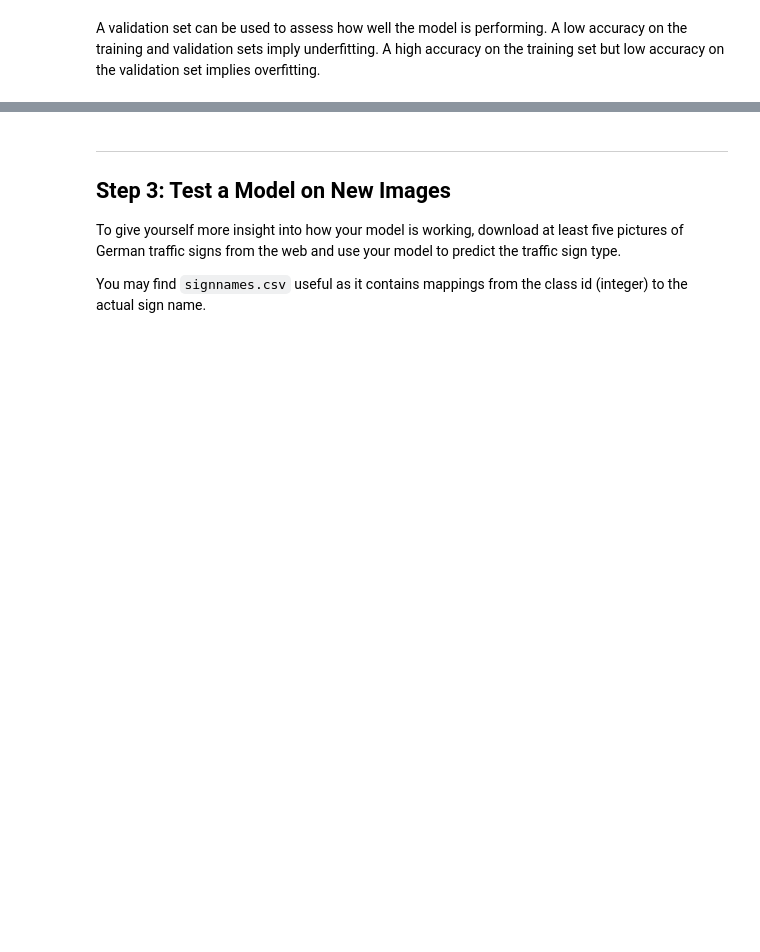
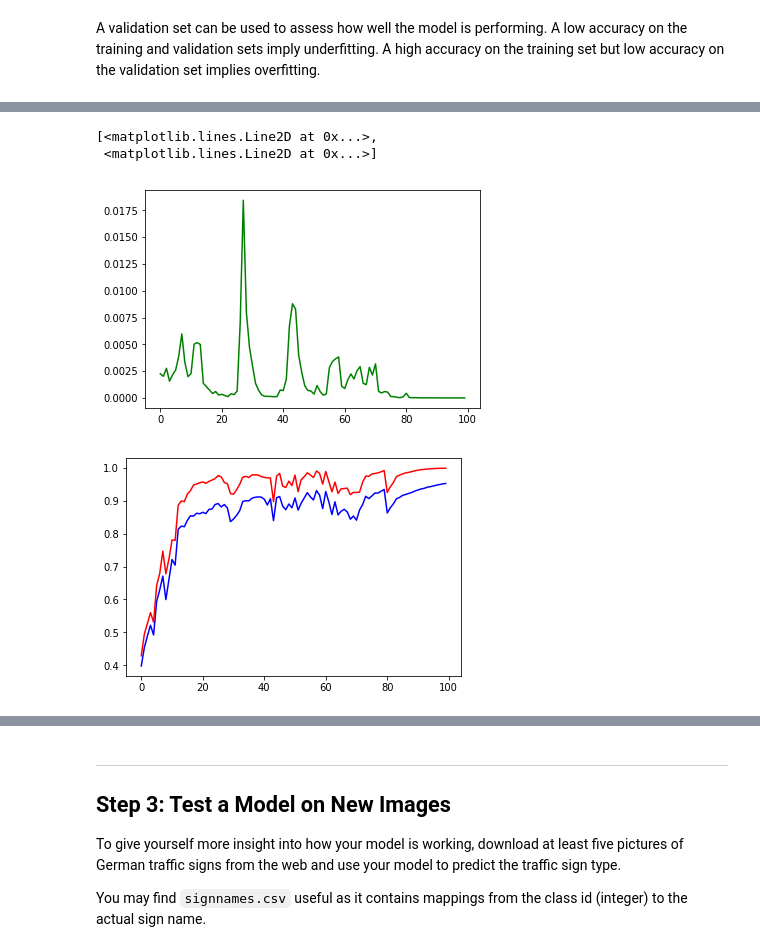
Before and after one commit to tongda/CarND-Traffic-Sign-Classifier-Project, a Jupyter notebook: Traffic_Sign_Classifier.ipynb, the cells around one changed output, grey strips where cells are left out. Cells and saved outputs as stored; diff of their text form; code cells hidden in the pictures; blank space fills up the shorter version.

```diff
--- a/Traffic_Sign_Classifier.ipynb
+++ b/Traffic_Sign_Classifier.ipynb
@@ -569,0 +500,22 @@ Model saved.
+# %%
+import os
+def write_backup(path, data):
+    with open(path, "w") as f:
+        for s in data:
+            f.write(str(s))
+            f.write(os.linesep)
+
+write_backup("{0}/losses.txt".format(logdir), losses)
+plt.figure(1)
+plt.plot(range(100), losses[40:], 'g')
+
+write_backup("{0}/validation_accuracies.txt".format(logdir), validation_accuracies)
+write_backup("{0}/train_accuracies.txt".format(logdir), train_accuracies)
+plt.figure(2)
+plt.plot(range(100), validation_accuracies[40:], 'b',
+         range(100), train_accuracies[40:], 'r')
+# %% [output]
+[<matplotlib.lines.Line2D at 0x...>,
+ <matplotlib.lines.Line2D at 0x...>]
+[figure, added]
+[figure, added]
```
Also changed, not shown: parts of 15 cells of this notebook.
